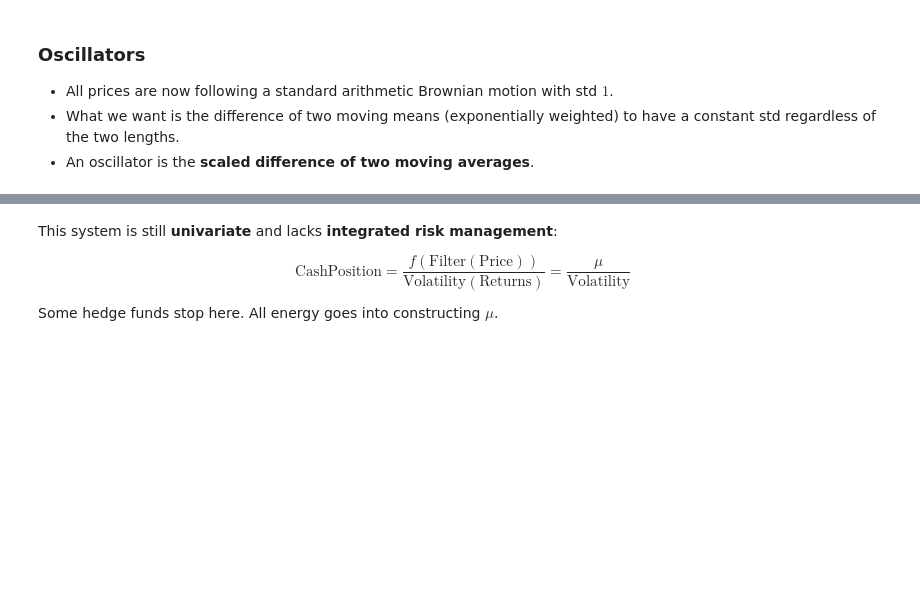
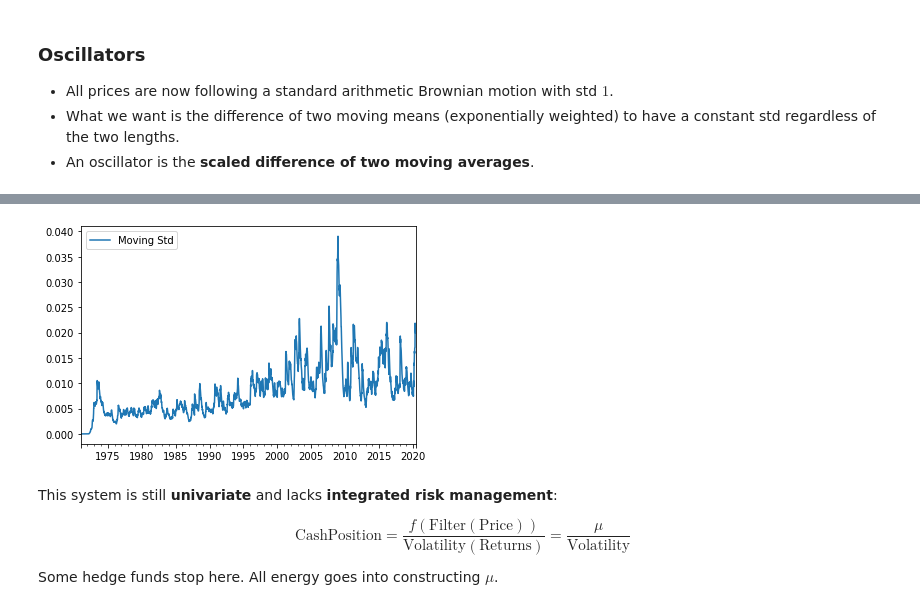
Before and after one commit to tschm/cs, a Jupyter notebook: work/Experiment3.ipynb, the cells around one changed output, grey strips where cells are left out. Cells and saved outputs as stored; diff of their text form; code cells hidden in the pictures; blank space fills up the shorter version.

```diff
--- a/work/Experiment3.ipynb
+++ b/work/Experiment3.ipynb
@@ -68,3 +87,8 @@ analysis(portfolio.nav())
+# %%
+a.std.plot(kind="line")
+plt.show()
+# %% [output]
+[figure, added]
 # %% [markdown]
 This system is still **univariate** and lacks **integrated risk management**:
 
```
Also changed, not shown: parts of 4 cells of this notebook, 6 other files.
